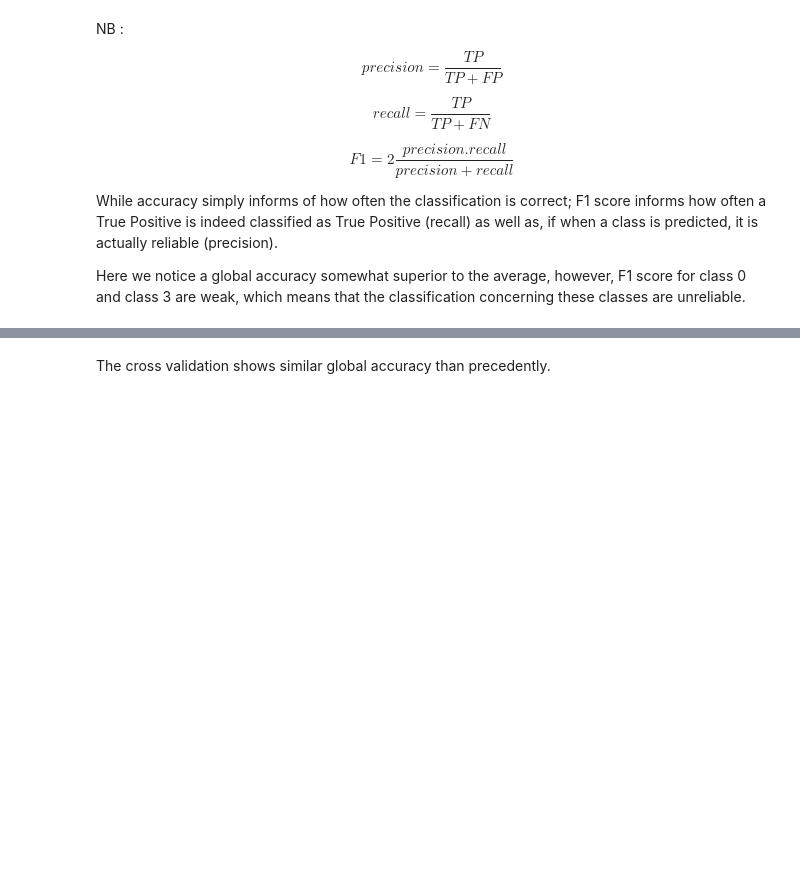
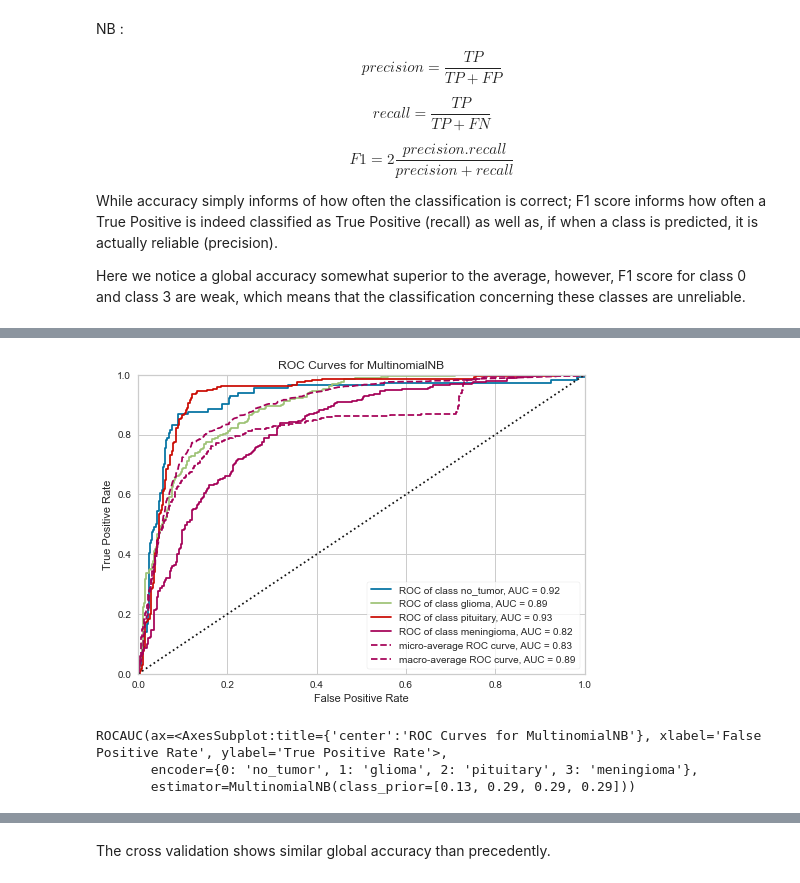
Before and after one commit to Khaalex1/DM_and_ML_portfolio, a Jupyter notebook: yann-week5.ipynb, the cells around one changed output, grey strips where cells are left out. Drawn from its saved outputs; the diff is of its cells as text; code cells hidden in the pictures; blank space fills up the shorter version.

```diff
--- a/yann-week5.ipynb
+++ b/yann-week5.ipynb
@@ -465,37 +292,0 @@ plt.show()
-# %%
-# we choose 322 PCA components as it gives the best accuracy for Multinomial Naive Bayes
-
-ind = acc_CNB.index(max(acc_CNB))
-print(n_comp[ind])
-
-cb = ComplementNB(alpha = 1.0, class_prior = [0.13, 0.29, 0.29, 0.29])
-
-scaler = MinMaxScaler() # normalizes data to the range 0 to 1 thus removing the negative numbers.
-Train = scaler.fit_transform(pca_train[:,:n_comp[ind]])
-
-cb.fit(Train, y_train)
-
-Test = scaler.transform(pca_test[:,:n_comp[ind]])
-y_pred = cb.predict(Test)
-
-conf_pred = confusion_matrix(y_test, y_pred)
-report = classification_report(y_test, y_pred, zero_division =0)
-rep2 = classification_report(y_test, y_pred, output_dict=True, zero_division = 0)
-print(report)
-
-acc = rep2['accuracy']
-pr = rep2['weighted avg']['precision']
-rec = rep2['weighted avg']['recall']
-f1 = rep2['weighted avg']['f1-score']
-
-# Weighted avg Specificity ?
-p = [0.13, 0.29, 0.29, 0.29]
-spec = 0
-for i in range(4):
-    conf_i = conf_bin(conf_pred, i)
-    tp = conf_i[0,0]
-    fn = conf_i[0,1]
-    tn = conf_i[1,1]
-    fp = conf_i[1,0]
-    spec += p[i]*(tn/(tn + fp))
-print("weighted specificity = ", spec)
@@ -542,0 +303,12 @@ AUC.append(0.89)
+# %%
+# ROC analysis
+
+scaler = MinMaxScaler()
+Train = scaler.fit_transform(pca_train[:,:n])
+Test = scaler.transform(pca_test[:,:n])
+plot_ROC_curve(model, Train, y_train, Test, y_test)
+# %% [output]
+[figure, added]
+ROCAUC(ax=<AxesSubplot:title={'center':'ROC Curves for MultinomialNB'}, xlabel='False Positive Rate', ylabel='True Positive Rate'>,
+       encoder={0: 'no_tumor', 1: 'glioma', 2: 'pituitary', 3: 'meningioma'},
+       estimator=MultinomialNB(class_prior=[0.13, 0.29, 0.29, 0.29]))
```
Also changed, not shown: parts of 69 cells of this notebook.
